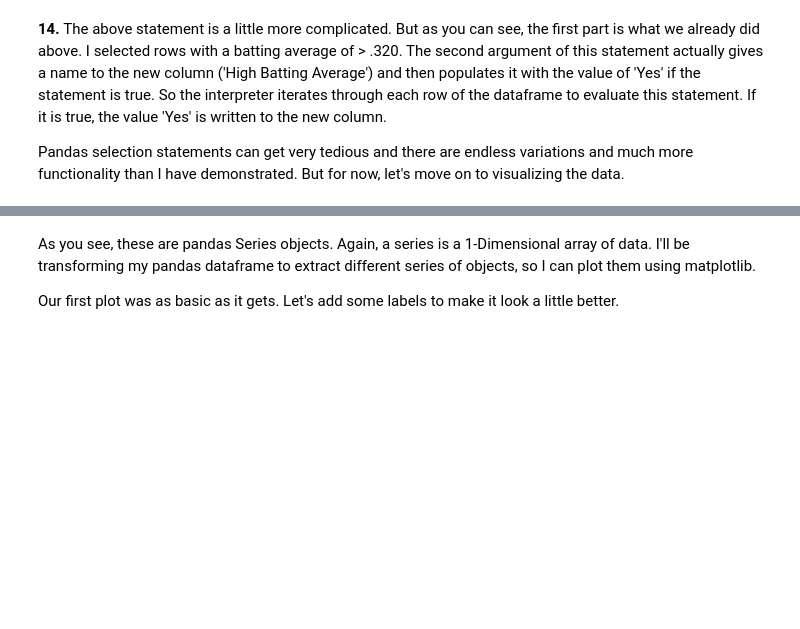
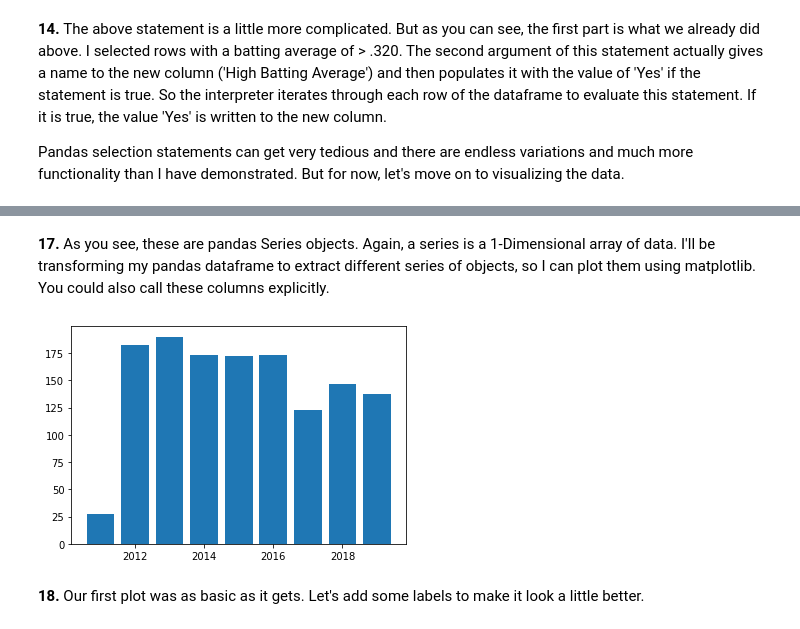
Before and after one commit to epurpur/PythonDataViz, a Jupyter notebook: pythondataviz_matplotlib.ipynb, the cells around one changed output, grey strips where cells are left out. Cells and saved outputs as stored; diff of their text form; code cells hidden in the pictures; blank space fills up the shorter version.

```diff
--- a/pythondataviz_matplotlib.ipynb
+++ b/pythondataviz_matplotlib.ipynb
@@ -219,7 +233,12 @@ print(type(hits))
 # %% [markdown]
-As you see, these are pandas Series objects. Again, a series is a 1-Dimensional array of data. I'll be transforming my pandas dataframe to extract different series of objects, so I can plot them using matplotlib.
-
-Our first plot was as basic as it gets. Let's add some labels to make it look a little better.
+<strong> 17. </strong> As you see, these are pandas Series objects. Again, a series is a 1-Dimensional array of data. I'll be transforming my pandas dataframe to extract different series of objects, so I can plot them using matplotlib. You could also call these columns explicitly.
+# %%
+plt.bar(df['Year'], df['H'])
+plt.show()
+# %% [output]
+[figure, added]
+# %% [markdown]
+<strong> 18. </strong> Our first plot was as basic as it gets. Let's add some labels to make it look a little better.
 # %%
 plt.xlabel('Year')
 plt.ylabel('# of Hits')
```
Also changed, not shown: parts of 39 cells of this notebook.
